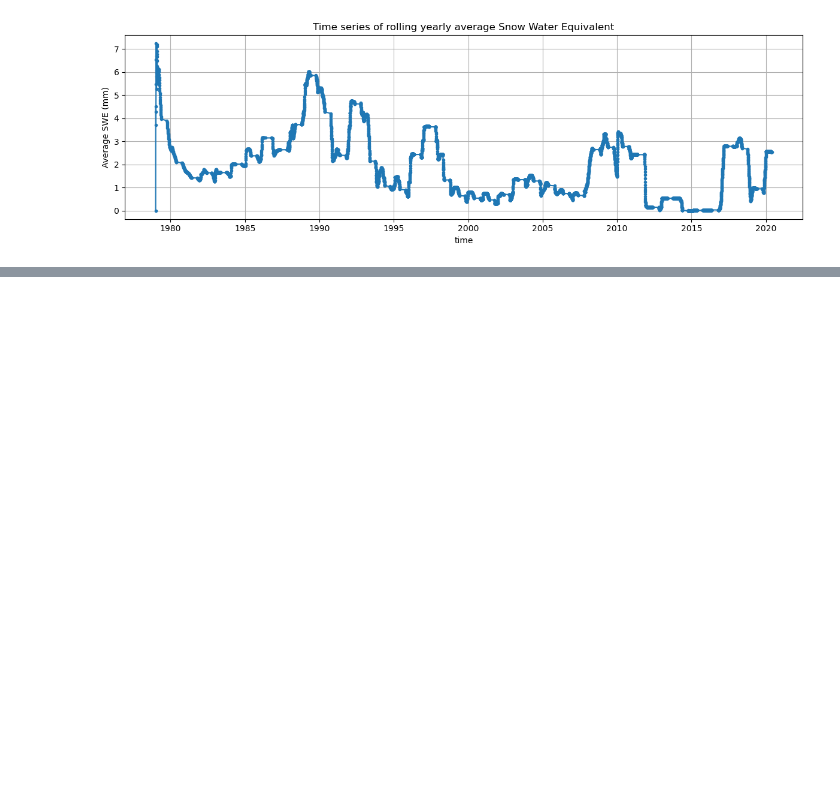
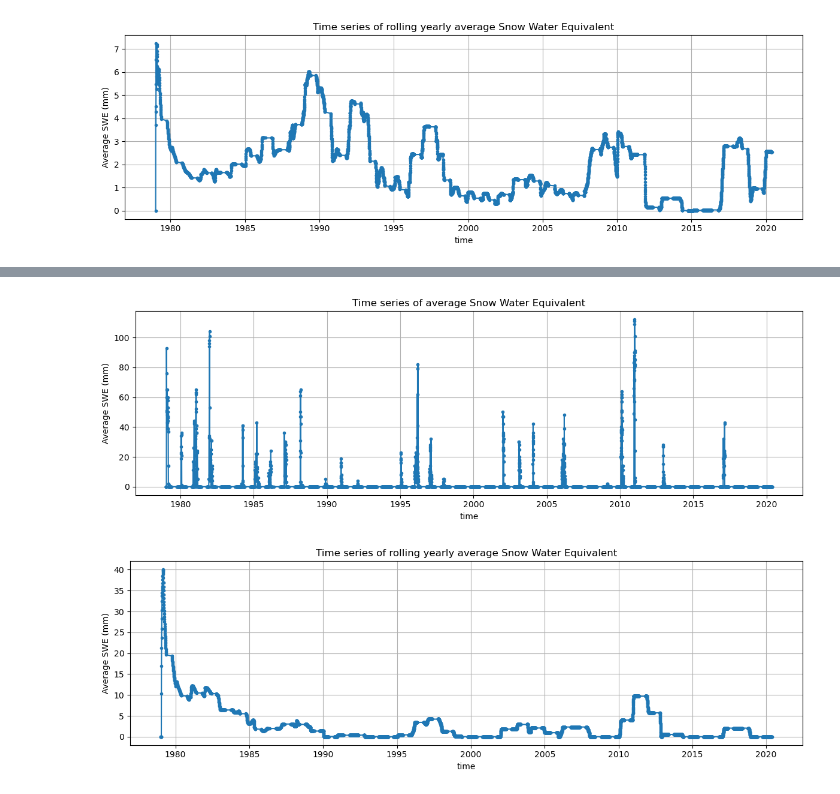
Before and after one commit to mikemoraned/geo, a Jupyter notebook: spikes/satellite/esa-python-conda/snow.ipynb, the cells around one changed output, grey strips where cells are left out. Drawn from its saved outputs; the diff is of its cells as text; code cells hidden in the pictures; blank space fills up the shorter version.

```diff
--- a/spikes/satellite/esa-python-conda/snow.ipynb
+++ b/spikes/satellite/esa-python-conda/snow.ipynb
@@ -617,0 +641,5 @@ plot_snow_over_time(swe_edin_da)
+# %%
+plot_snow_over_time(swe_ronn_da)
+# %% [output]
+[figure, added]
+[figure, added]
```
Also changed, not shown: parts of 6 cells of this notebook.
